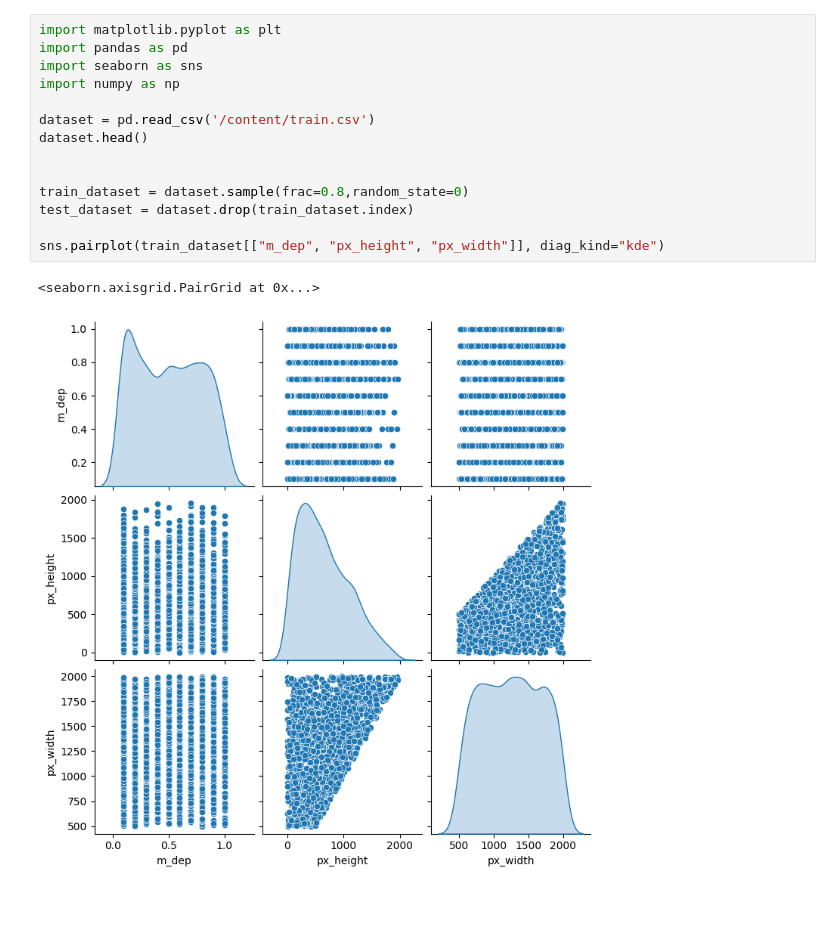
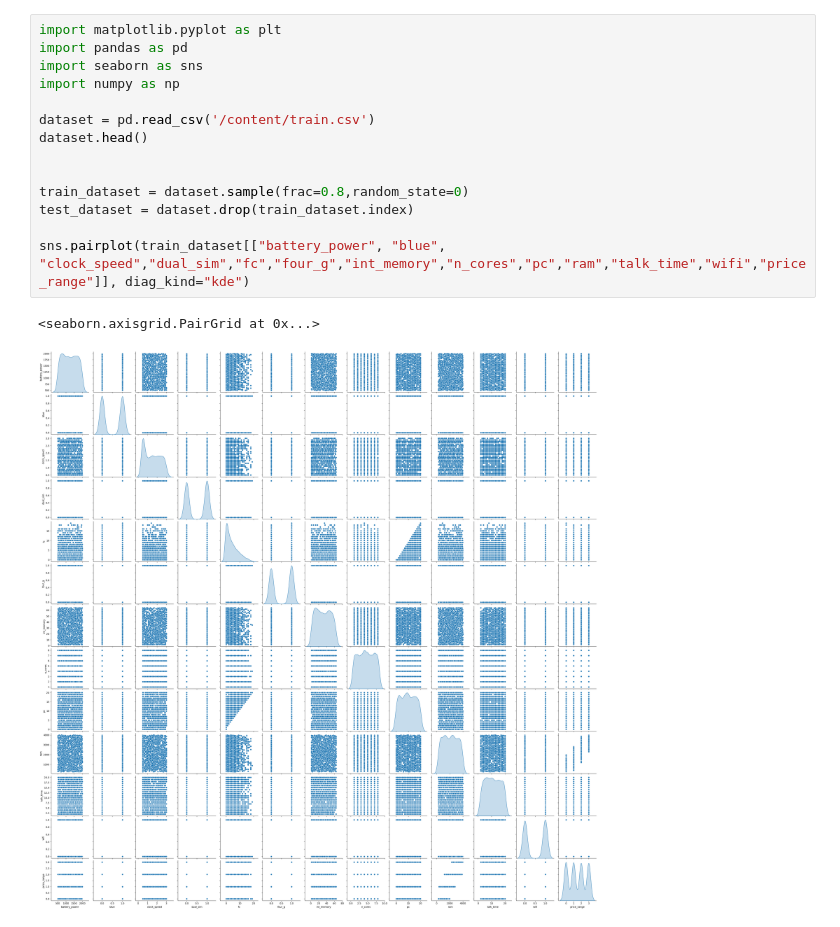
Before and after one commit to AhmedShurafa/Mobile_Price_Classification, a Jupyter notebook: mobile_price_classification.ipynb, the cells around one changed output. Saved outputs shown, nothing was run; the diff lists cells and outputs as text.

```diff
--- a/mobile_price_classification.ipynb
+++ b/mobile_price_classification.ipynb
@@ -3,17 +3,17 @@
 # %%
 import matplotlib.pyplot as plt
 import pandas as pd
 import seaborn as sns
 import numpy as np
 
 dataset = pd.read_csv('/content/train.csv')
 dataset.head()
 
 
 train_dataset = dataset.sample(frac=0.8,random_state=0)
 test_dataset = dataset.drop(train_dataset.index)
 
-sns.pairplot(train_dataset[["m_dep", "px_height", "px_width"]], diag_kind="kde")
+sns.pairplot(train_dataset[["battery_power", "blue", "clock_speed","dual_sim","fc","four_g","int_memory","n_cores","pc","ram","talk_time","wifi","price_range"]], diag_kind="kde")
 # %% [output]
 <seaborn.axisgrid.PairGrid at 0x...>
-[figure, old version]
+[figure, new version]
```
